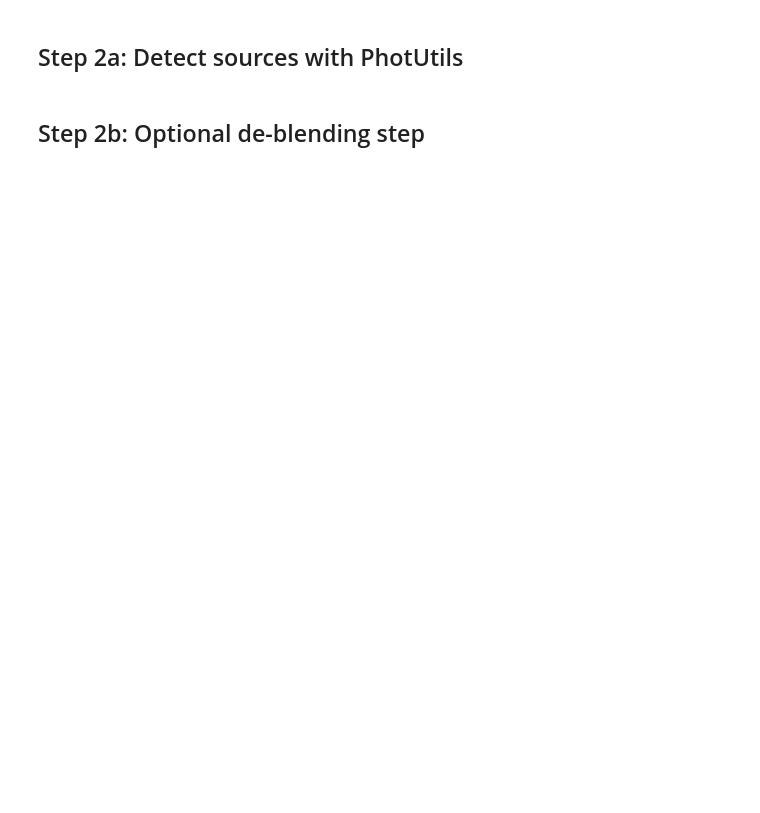
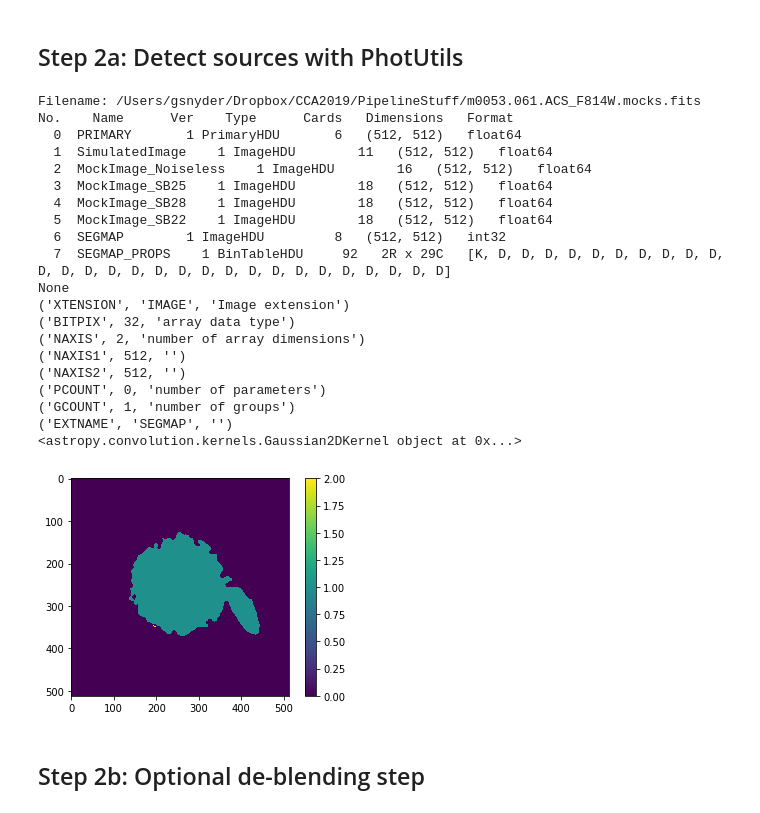
Before and after one commit to RaySSharma/CANDELS-Pipeline, a Jupyter notebook: ChoiSims_Mockdata_Pipeline_Example.ipynb, the cells around one changed output. Cells and saved outputs as stored; diff of their text form; code cells hidden in the pictures; blank space fills up the shorter version.

Commit message:
source detection and segmentation draft

```diff
--- a/ChoiSims_Mockdata_Pipeline_Example.ipynb
+++ b/ChoiSims_Mockdata_Pipeline_Example.ipynb
@@ -113,4 +114,33 @@ pyplot.imshow(np.log10(fo['MockImage_SB22'].data))
 # %% [markdown]
 ## Step 2a: Detect sources with PhotUtils
+# %%
+seg,kernel=analyze_mock.detect_sources(ffout,ext_name='MockImage_SB25')
+pyplot.imshow(seg.data); pyplot.colorbar()
+fo=fits.open(ffout)
+print(fo.info())
+print(fo['SEGMAP'].header.cards)
+print(kernel)
+# %% [output]
+Filename: /Users/gsnyder/Dropbox/CCA2019/PipelineStuff/m0053.061.ACS_F814W.mocks.fits
+No.    Name      Ver    Type      Cards   Dimensions   Format
+  0  PRIMARY       1 PrimaryHDU       6   (512, 512)   float64
+  1  SimulatedImage    1 ImageHDU        11   (512, 512)   float64
+  2  MockImage_Noiseless    1 ImageHDU        16   (512, 512)   float64
+  3  MockImage_SB25    1 ImageHDU        18   (512, 512)   float64
+  4  MockImage_SB28    1 ImageHDU        18   (512, 512)   float64
+  5  MockImage_SB22    1 ImageHDU        18   (512, 512)   float64
+  6  SEGMAP        1 ImageHDU         8   (512, 512)   int32
+  7  SEGMAP_PROPS    1 BinTableHDU     92   2R x 29C   [K, D, D, D, D, D, D, D, D, D, D, D, D, D, D, D, D, D, D, D, D, D, D, D, D, D, D, D, D]
+None
+('XTENSION', 'IMAGE', 'Image extension')
+('BITPIX', 32, 'array data type')
+('NAXIS', 2, 'number of array dimensions')
+('NAXIS1', 512, '')
+('NAXIS2', 512, '')
+('PCOUNT', 0, 'number of parameters')
+('GCOUNT', 1, 'number of groups')
+('EXTNAME', 'SEGMAP', '')
+<astropy.convolution.kernels.Gaussian2DKernel object at 0x...>
+[figure, added]
 # %% [markdown]
 ## Step 2b: Optional de-blending step
```
Also changed, not shown: parts of 8 cells of this notebook, 1 other file.
